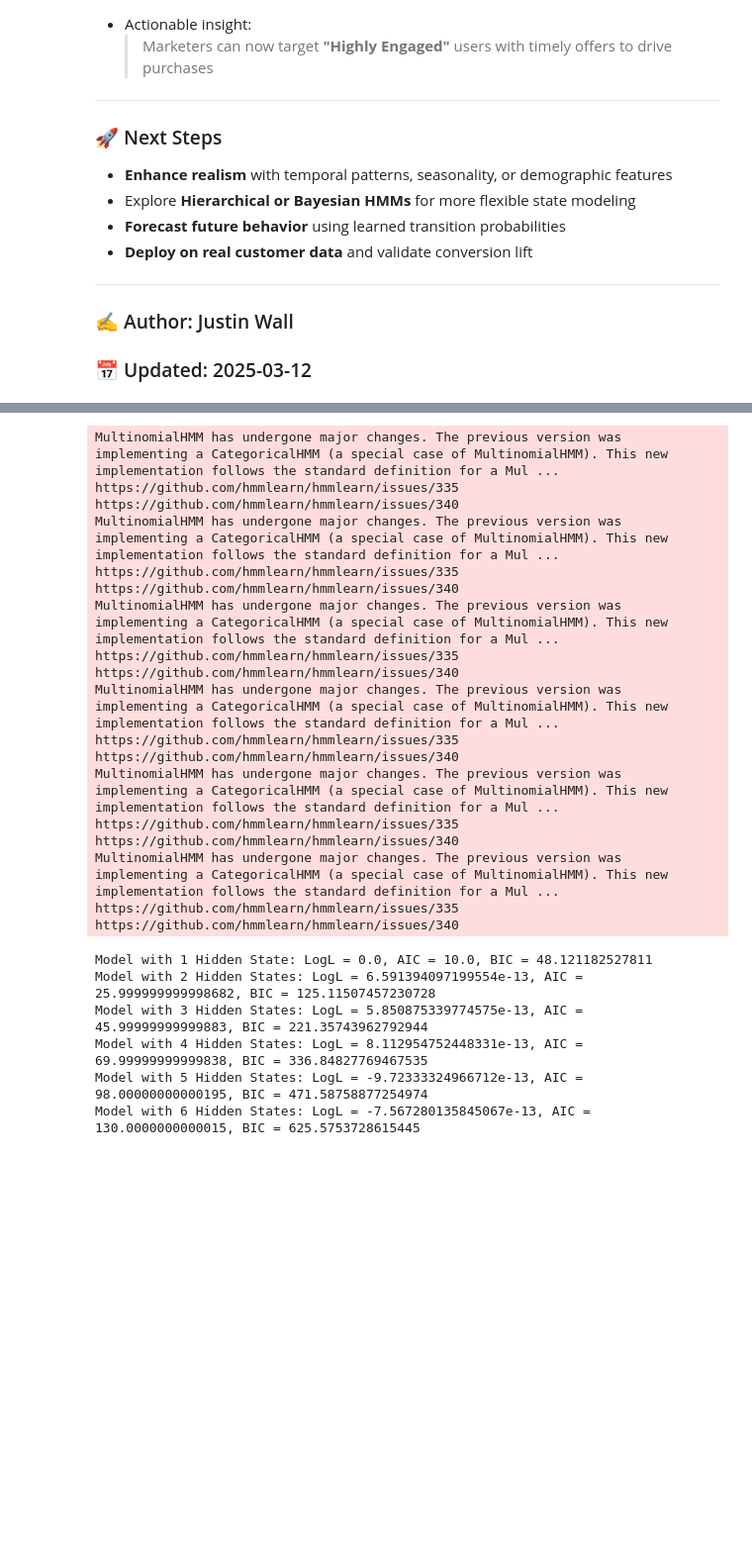
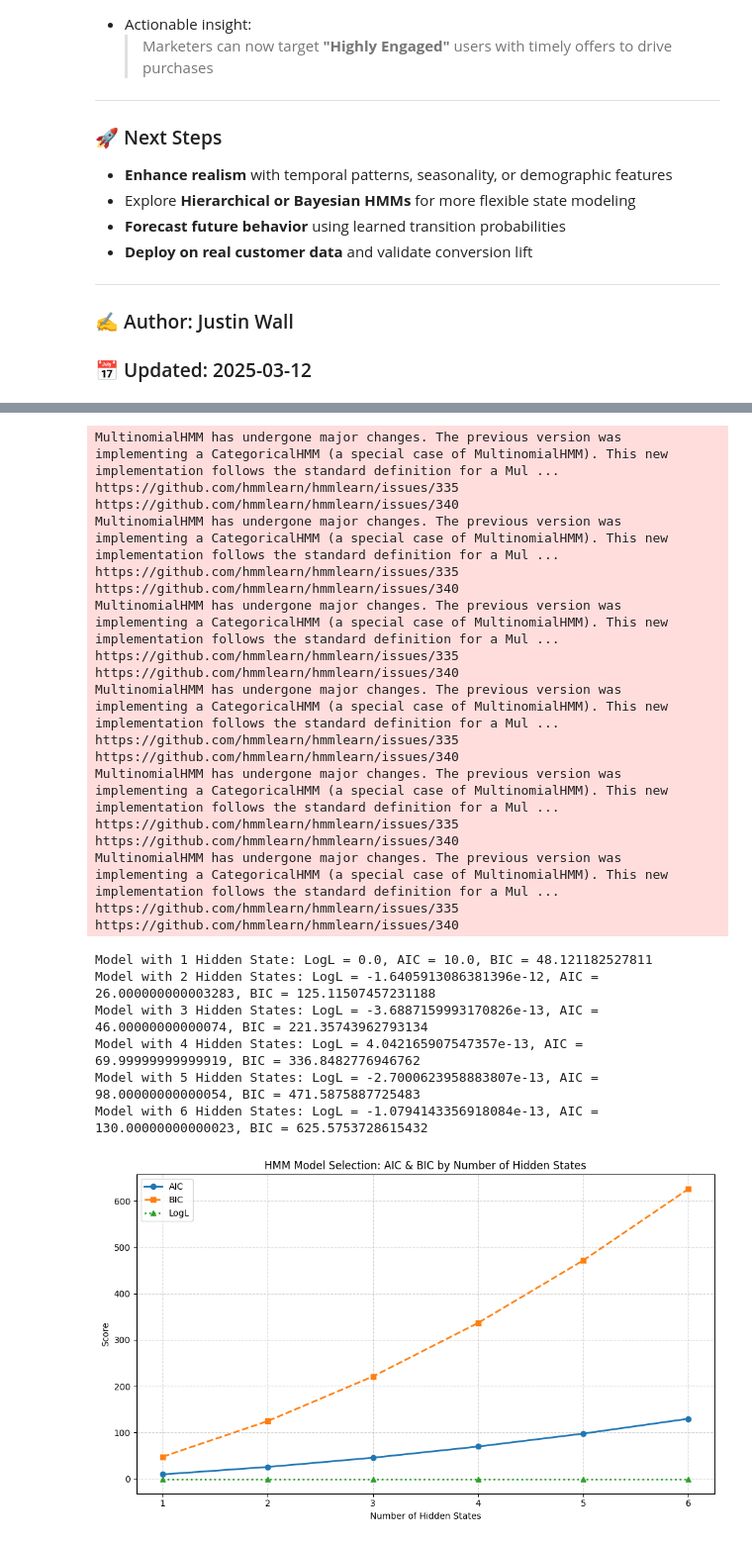
Before and after one commit to jwalluww/Portfolio_Projects, a Jupyter notebook: Quick_Hits/9_Customer_Journey_HMM.ipynb, the cells around one changed output, grey strips where cells are left out. Shown: that part at 99% size. Drawn from its saved outputs; the diff is of its cells as text; code cells hidden in the pictures; blank space fills up the shorter version.

```diff
--- a/Quick_Hits/9_Customer_Journey_HMM.ipynb
+++ b/Quick_Hits/9_Customer_Journey_HMM.ipynb
@@ -285,38 +280,62 @@ print(f"Model with 2 Hidden States: LogL = {logL_2}, AIC = {aic_2}, BIC = {bic_2
 print(f"Model with 3 Hidden States: LogL = {logL_3}, AIC = {aic_3}, BIC = {bic_3}")
 print(f"Model with 4 Hidden States: LogL = {logL_4}, AIC = {aic_4}, BIC = {bic_4}")
 print(f"Model with 5 Hidden States: LogL = {logL_5}, AIC = {aic_5}, BIC = {bic_5}")
 print(f"Model with 6 Hidden States: LogL = {logL_6}, AIC = {aic_6}, BIC = {bic_6}")
 # Model with 1 Hidden State: LogL = 0.0, AIC = 10.0, BIC = 48.121182527811
 # Model with 2 Hidden States: LogL = 6.591394097199554e-13, AIC = 25.999999999998682, BIC = 125.11507457230728
 # Model with 3 Hidden States: LogL = 5.850875339774575e-13, AIC = 45.99999999999883, BIC = 221.35743962792944
 # Model with 4 Hidden States: LogL = 8.112954752448331e-13, AIC = 69.99999999999838, BIC = 336.84827769467535
 # Model with 5 Hidden States: LogL = -9.72333324966712e-13, AIC = 98.00000000000195, BIC = 471.58758877254974
 # Model with 6 Hidden States: LogL = -7.567280135845067e-13, AIC = 130.0000000000015, BIC = 625.5753728615445
+
+# Number of hidden states
+states = [1, 2, 3, 4, 5, 6]
+
+# AIC and BIC values from the user's results
+aic = [aic_1, aic_2, aic_3, aic_4, aic_5,aic_6]
+bic = [bic_1, bic_2, bic_3, bic_4, bic_5, bic_6]
+logl = [logL_1, logL_2, logL_3, logL_4, logL_5, logL_6]
+
+# Plotting
+plt.figure(figsize=(10, 6))
+plt.plot(states, aic, marker='o', label='AIC', linestyle='-', linewidth=2)
+plt.plot(states, bic, marker='s', label='BIC', linestyle='--', linewidth=2)
+plt.plot(states, logl, marker ='^', label='LogL', linestyle=':', linewidth=2)
+plt.xlabel('Number of Hidden States')
+plt.ylabel('Score')
+plt.title('HMM Model Selection: AIC & BIC by Number of Hidden States')
+plt.xticks(states)
+plt.grid(True, linestyle='--', alpha=0.5)
+plt.legend()
+plt.tight_layout()
+
+plt.show()
 # %% [output]
 MultinomialHMM has undergone major changes. The previous version was implementing a CategoricalHMM (a special case of MultinomialHMM). This new implementation follows the standard definition for a Mul ...
 https://github.com/hmmlearn/hmmlearn/issues/335
 https://github.com/hmmlearn/hmmlearn/issues/340
 MultinomialHMM has undergone major changes. The previous version was implementing a CategoricalHMM (a special case of MultinomialHMM). This new implementation follows the standard definition for a Mul ...
 https://github.com/hmmlearn/hmmlearn/issues/335
 https://github.com/hmmlearn/hmmlearn/issues/340
 MultinomialHMM has undergone major changes. The previous version was implementing a CategoricalHMM (a special case of MultinomialHMM). This new implementation follows the standard definition for a Mul ...
 https://github.com/hmmlearn/hmmlearn/issues/335
 https://github.com/hmmlearn/hmmlearn/issues/340
 MultinomialHMM has undergone major changes. The previous version was implementing a CategoricalHMM (a special case of MultinomialHMM). This new implementation follows the standard definition for a Mul ...
 https://github.com/hmmlearn/hmmlearn/issues/335
 https://github.com/hmmlearn/hmmlearn/issues/340
 MultinomialHMM has undergone major changes. The previous version was implementing a CategoricalHMM (a special case of MultinomialHMM). This new implementation follows the standard definition for a Mul ...
 https://github.com/hmmlearn/hmmlearn/issues/335
 https://github.com/hmmlearn/hmmlearn/issues/340
 MultinomialHMM has undergone major changes. The previous version was implementing a CategoricalHMM (a special case of MultinomialHMM). This new implementation follows the standard definition for a Mul ...
 https://github.com/hmmlearn/hmmlearn/issues/335
 https://github.com/hmmlearn/hmmlearn/issues/340
 Model with 1 Hidden State: LogL = 0.0, AIC = 10.0, BIC = 48.121182527811
-Model with 2 Hidden States: LogL = 6.591394097199554e-13, AIC = 25.999999999998682, BIC = 125.11507457230728
-Model with 3 Hidden States: LogL = 5.850875339774575e-13, AIC = 45.99999999999883, BIC = 221.35743962792944
-Model with 4 Hidden States: LogL = 8.112954752448331e-13, AIC = 69.99999999999838, BIC = 336.84827769467535
-Model with 5 Hidden States: LogL = -9.72333324966712e-13, AIC = 98.00000000000195, BIC = 471.58758877254974
-Model with 6 Hidden States: LogL = -7.567280135845067e-13, AIC = 130.0000000000015, BIC = 625.5753728615445
+Model with 2 Hidden States: LogL = -1.6405913086381396e-12, AIC = 26.000000000003283, BIC = 125.11507457231188
+Model with 3 Hidden States: LogL = -3.6887159993170826e-13, AIC = 46.00000000000074, BIC = 221.35743962793134
+Model with 4 Hidden States: LogL = 4.042165907547357e-13, AIC = 69.99999999999919, BIC = 336.8482776946762
+Model with 5 Hidden States: LogL = -2.7000623958883807e-13, AIC = 98.00000000000054, BIC = 471.5875887725483
+Model with 6 Hidden States: LogL = -1.0794143356918084e-13, AIC = 130.00000000000023, BIC = 625.5753728615432
+[figure, added]
 # %%
 # =============================================
 # Visualize the Hidden States
```
Also changed, not shown: parts of 6 cells of this notebook.
